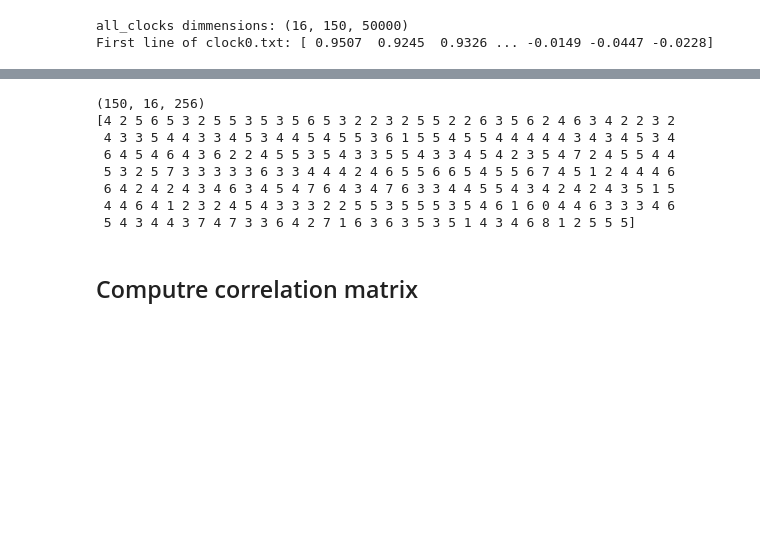
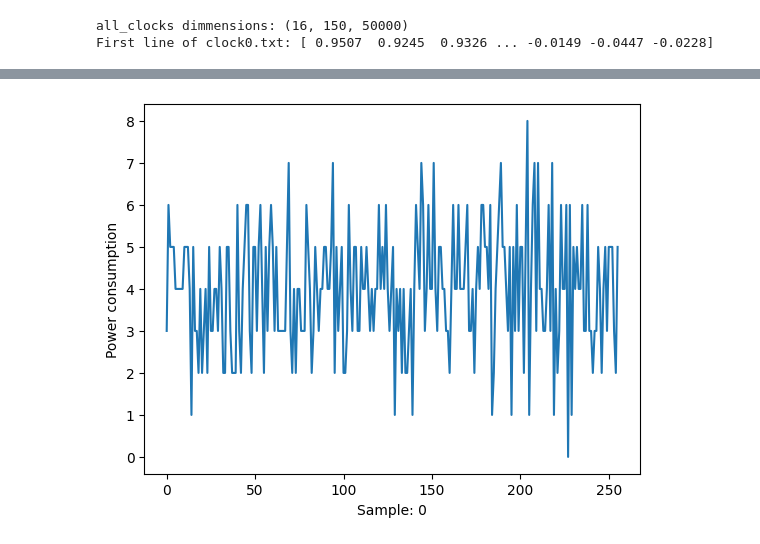
Before and after one commit to blueh0rse/cpa-attack, a Jupyter notebook: attack2.ipynb, the cells around one changed output, grey strips where cells are left out. Cells and saved outputs as stored; diff of their text form; code cells hidden in the pictures; blank space fills up the shorter version.

```diff
--- a/attack2.ipynb
+++ b/attack2.ipynb
@@ -210,16 +79,5 @@ plt.show()
 # %%
-def hamming_weight(array):
-    # Convert the array to uint8 if not already
-    array_uint8 = array.astype(np.uint8)
-    # Unpack bits; np.unpackbits expands the innermost axis
-    # We need to ensure the correct axis is expanded and summed
-    unpacked_bits = np.unpackbits(array_uint8, axis=2)  # This will change the shape from (150, 16, 256) to (150, 16, 256*8)
-    # Sum across the last axis which has the unpacked bits
-    hamming_weights = unpacked_bits.reshape(150, 16, 256, 8).sum(axis=-1)  # Reshape and sum across the actual bit axis
-    return hamming_weights
-
-# AES S-box
-sbox = np.array([
+sbox = [
     0x63, 0x7c, 0x77, 0x7b, 0xf2, 0x6b, 0x6f, 0xc5, 0x30, 0x01, 0x67, 0x2b, 0xfe, 0xd7, 0xab, 0x76,
     0xca, 0x82, 0xc9, 0x7d, 0xfa, 0x59, 0x47, 0xf0, 0xad, 0xd4, 0xa2, 0xaf, 0x9c, 0xa4, 0x72, 0xc0,
     0xb7, 0xfd, 0x93, 0x26, 0x36, 0x3f, 0xf7, 0xcc, 0x34, 0xa5, 0xe5, 0xf1, 0x71, 0xd8, 0x31, 0x15,
@@ -235,31 +93,16 @@ sbox = np.array([
     0xba, 0x78, 0x25, 0x2e, 0x1c, 0xa6, 0xb4, 0xc6, 0xe8, 0xdd, 0x74, 0x1f, 0x4b, 0xbd, 0x8b, 0x8a,
     0x70, 0x3e, 0xb5, 0x66, 0x48, 0x03, 0xf6, 0x0e, 0x61, 0x35, 0x57, 0xb9, 0x86, 0xc1, 0x1d, 0x9e,
     0xe1, 0xf8, 0x98, 0x11, 0x69, 0xd9, 0x8e, 0x94, 0x9b, 0x1e, 0x87, 0xe9, 0xce, 0x55, 0x28, 0xdf,
-    0x8c, 0xa1, 0x89, 0x0d, 0xbf, 0xe6, 0x42, 0x68, 0x41, 0x99, 0x2d, 0x0f, 0xb0, 0x54, 0xbb, 0x16
-])
+    0x8c, 0xa1, 0x89, 0x0d, 0xbf, 0xe6, 0x42, 0x68, 0x41, 0x99, 0x2d, 0x0f, 0xb0, 0x54, 0xbb, 0x16]
 
-key_guesses = np.arange(256)
-plaintexts_expanded = np.expand_dims(plaintexts, axis=2)
-all_key_guesses = key_guesses.reshape((1, 1, 256))
-sbox_input = np.bitwise_xor(plaintexts_expanded, all_key_guesses)
-
-# Lookup in the S-box and ensure type is uint8
-sbox_output = sbox[sbox_input].astype(np.uint8)
-
-# Applying hamming_weight function
-hamming_weights = hamming_weight(sbox_output)
-
-# Checking the result
-print(hamming_weights.shape)  # Expect (150, 16, 256)
-print(hamming_weights[0, 0])  # Look at the first result to check range
+model = []
+for x in range(150):  # For all the cleartexts
+    trace = []
+    for y in range(256):  # For all the keys
+        for z in range(16):  # For all the positions
+            xor = (cleartexts[x][z]) ^ y
+            HW = bin(sbox[xor]).count(
+                "1"
+            )  # SBOX + count the number of 1s (Hamming weight)
+        trace.append(HW)
+    model.append(trace)
-# %% [output]
-(150, 16, 256)
-[4 2 5 6 5 3 2 5 5 3 5 3 5 6 5 3 2 2 3 2 5 5 2 2 6 3 5 6 2 4 6 3 4 2 2 3 2
- 4 3 3 5 4 4 3 3 4 5 3 4 4 5 4 5 5 3 6 1 5 5 4 5 5 4 4 4 4 4 3 4 3 4 5 3 4
- 6 4 5 4 6 4 3 6 2 2 4 5 5 3 5 4 3 3 5 5 4 3 3 4 5 4 2 3 5 4 7 2 4 5 5 4 4
- 5 3 2 5 7 3 3 3 3 3 6 3 3 4 4 4 2 4 6 5 5 6 6 5 4 5 5 6 7 4 5 1 2 4 4 4 6
- 6 4 2 4 2 4 3 4 6 3 4 5 4 7 6 4 3 4 7 6 3 3 4 4 5 5 4 3 4 2 4 2 4 3 5 1 5
- 4 4 6 4 1 2 3 2 4 5 4 3 3 3 2 2 5 5 3 5 5 5 3 5 4 6 1 6 0 4 4 6 3 3 3 4 6
- 5 4 3 4 4 3 7 4 7 3 3 6 4 2 7 1 6 3 6 3 5 3 5 1 4 3 4 6 8 1 2 5 5 5]
-# %% [markdown]
-## Computre correlation matrix
@@ -304,0 +109,9 @@ print(f'Key checksum: {np.sum(key)}')
+# %%
+i = 0
+
+plt.plot(model[i])
+plt.xlabel(f'Sample: {i}')
+plt.ylabel("Power consumption")
+plt.show()
+# %% [output]
+[figure, added]
```
Also changed, not shown: parts of 26 cells of this notebook, 1 other file.
